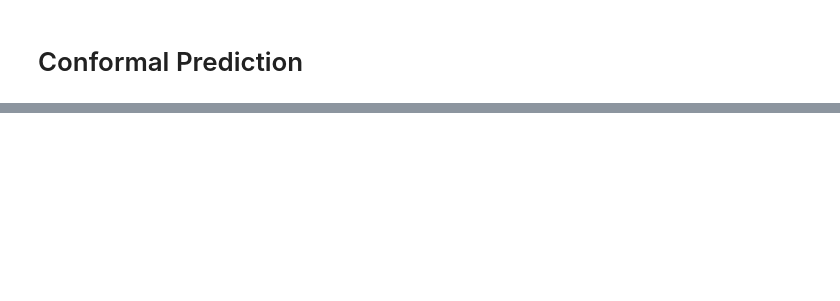
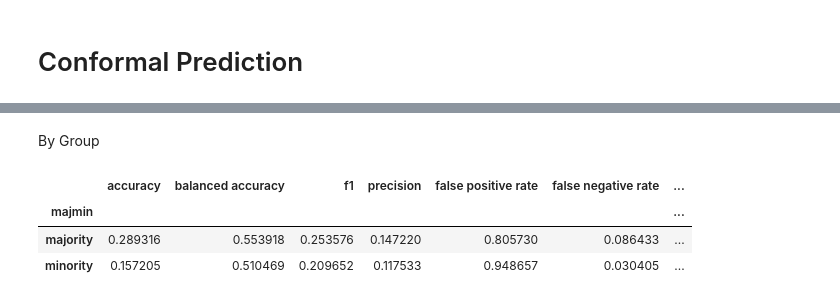
Before and after one commit to jsbroden/CMA_Fairness_v2, a Jupyter notebook: universe_analysis.ipynb, the cells around one changed output, grey strips where cells are left out. Saved outputs shown, nothing was run; the diff lists cells and outputs as text; code cells hidden in the pictures; blank space fills up the shorter version.

```diff
--- a/universe_analysis.ipynb
+++ b/universe_analysis.ipynb
@@ -206,0 +253,9 @@ elastic net: 0.8714747519785977
+# %% [markdown]
+By Group
+# %%
+metric_frame.by_group
+# %% [output]
+|  | accuracy | balanced accuracy | f1 | precision | false positive rate | false negative rate | ... |
+| majmin |  |  |  |  |  |  | ... |
+| majority | 0.289316 | 0.553918 | 0.253576 | 0.147220 | 0.805730 | 0.086433 | ... |
+| minority | 0.157205 | 0.510469 | 0.209652 | 0.117533 | 0.948657 | 0.030405 | ... |
```
Also changed, not shown: parts of 17 cells of this notebook, 41 other files.
